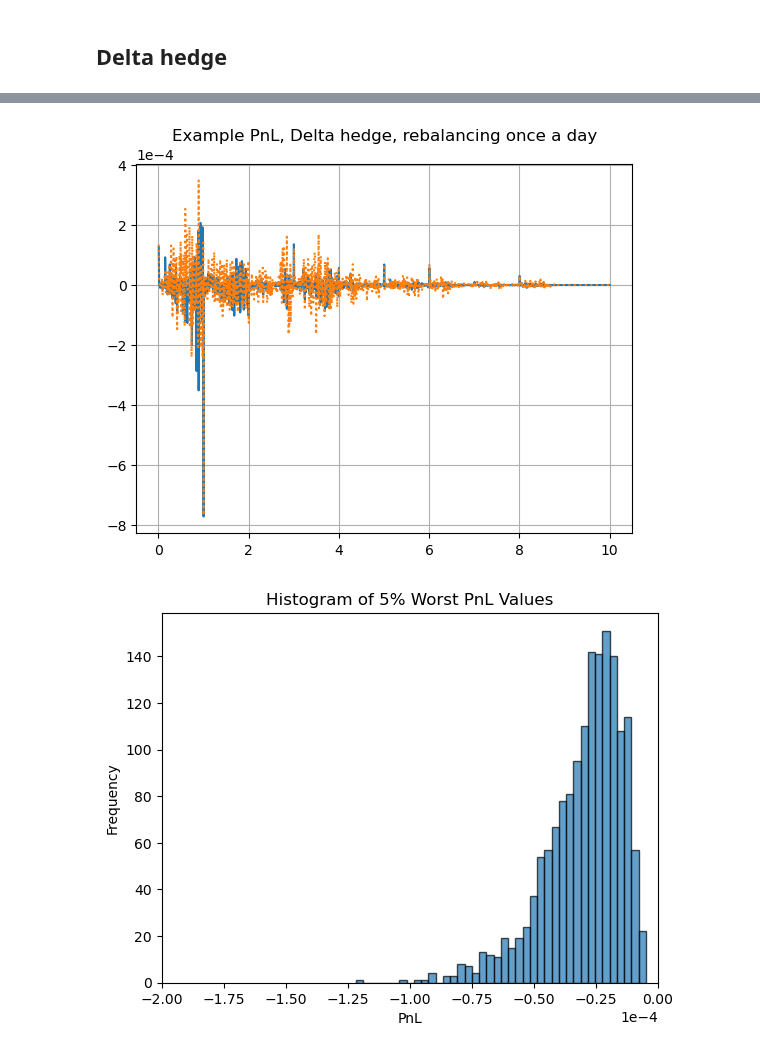
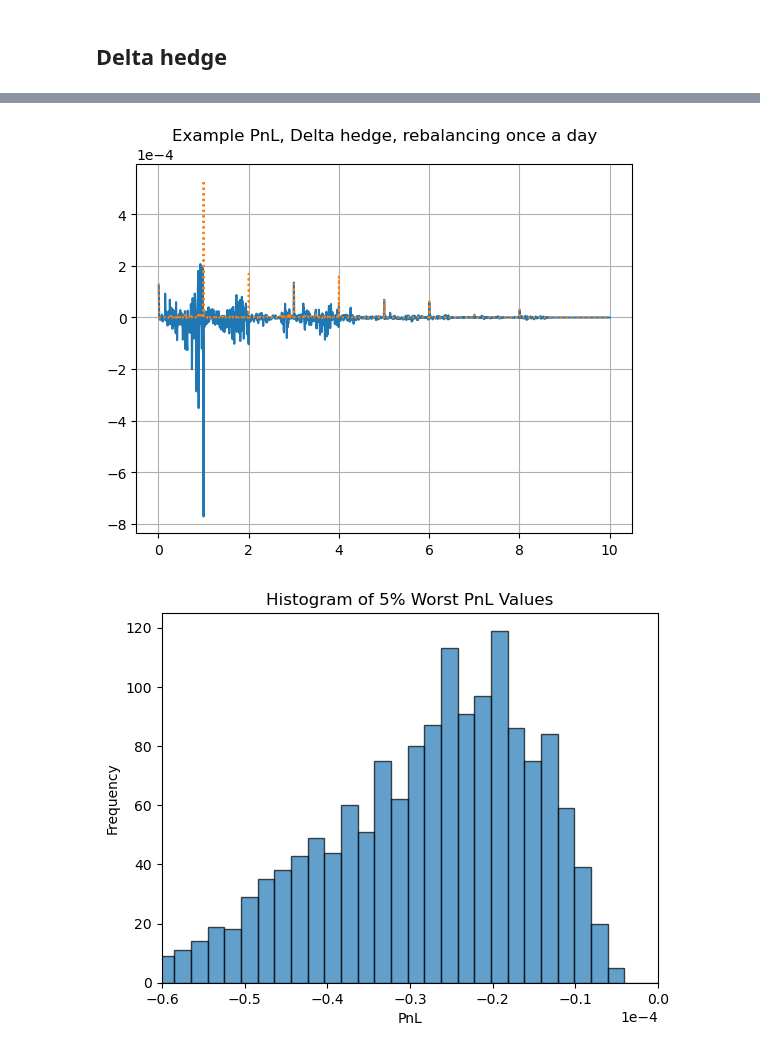
Before and after one commit to spelbella/cva_risk_management_thesis, a Jupyter notebook: Environment/delta_hedge.ipynb, the cells around one changed output, grey strips where cells are left out. Drawn from its saved outputs; the diff is of its cells as text; code cells hidden in the pictures.

```diff
--- a/Environment/delta_hedge.ipynb
+++ b/Environment/delta_hedge.ipynb
@@ -110,8 +110,8 @@ params["sigma"] = sigma = np.sqrt(r0)/5
 params["rho"] = 0.8
 
 # Number of steps and Number of Paths total
-params["N"] = N = (T-t0)*12
-N_paths = 20
+params["N"] = N = (T-t0)*128
+N_paths = 200
 
 # Global base time grid, pre jump insertion
 t_s_base = np.linspace(t0,T,N)
@@ -134,9 +134,9 @@ def process(pathN):
     Q_s = [[pricer.Q(t,T) for t in t_s] for T in T_s]   # Here there must be room for performance improvement? These lists could be pre-allocated or something since we know that it's going to be a list of a list of floats, same for below??
     Swaptions = [[pricer.swaption_price(t,T_s_2,K) for t in t_s] for T_s_2 in [T_s[i:] for i in range(0,len(T_s)-1)]] # Maybe we could C compile this file? Should be a huge performance increase, but might be a headache since we need to track down and type hint everything
     CVA = [pricer.CVA(t,T_s,K) for t in t_s]
-    Swaps = [[pricer.swap_price(t,T_s_2,K) for t in t_s] for T_s_2 in [T_s[i:] for i in range(0,len(T_s)-1)]]
+    #Swaps = [[pricer.swap_price(t,T_s_2,K) for t in t_s] for T_s_2 in [T_s[i:] for i in range(0,len(T_s)-1)]]
 
-    return Path(t_s, lambdas, r, CVA, Q_s, Swaps, Swaptions)
+    return Path(t_s, lambdas, r, CVA, Q_s, None, Swaptions)
 
 strt = time.time()
 paths = Parallel(n_jobs = 4)(delayed(process)(pathN) for pathN in range(0,N_paths))
@@ -145,6 +145,6 @@ end_time = time.time()
 print("Total Time: %s" %(end_time - strt))
 print("Average Time Per Path %s: " %((end_time - strt)/N_paths))
 
-with open("3kRunDemo.pkl","wb") as fp:
+with open("200RunDemo.pkl","wb") as fp:
     pickle.dump(paths,fp)
 # %% [output]
@@ -153,14 +162,9 @@ Average Time Per Path 0.30310840606689454:
 # %%
-# Define environment
-with open("../MarketGeneratingFunctions/1.6kRunDemo.pkl","rb") as fp:
+## Load File
+with open("1.6kRunDemo.pkl","rb") as fp:
     paths = pickle.load(fp)
 # %% [markdown]
 ## If use data file
-# %%
-# Define environment
-file_path = os.path.abspath("../MarketGeneratingFunctions/1.6kRunDemo.pkl")
-with open(file_path,"rb") as fp:
-    paths = pickle.load(fp)
 # %% [markdown]
 ## Without hedge
 # %%
@@ -238,40 +298,48 @@ print(Odelta_hedge(paths[3]))
 # %%
 
-#pnl = [None] * len(paths) #[np.zeros(len(paths[1].CVA)-1) for _ in range(len(paths))]
+pnl = [None] * len(paths) #[np.zeros(len(paths[1].CVA)-1) for _ in range(len(paths))]
 pnl_modified = [None] * len(paths)
 for i in range(len(pnl)):
-#    pnl[i] = delta_hedge(paths[i])
+    pnl[i] = delta_hedge(paths[i])
     pnl_modified[i] = Odelta_hedge(paths[i])
 
 plt.figure(1)
 plt.title("Example PnL, Delta hedge, rebalancing once a day")
 plt.grid()
 plt.ticklabel_format(axis='y', style='sci', scilimits=(-4,-4))
 plt.plot(paths[3].t_s[1:],pnl[3])
 plt.plot(paths[3].t_s[1:],pnl_modified[3], linestyle = ':')
 
 plt.figure(2)
 plt.ticklabel_format(axis='x', style='sci', scilimits=(-4,-4))
 # Extract the 5% worst percentile values from each array
 var_values_hedge = np.array([np.percentile(p,5) for p in pnl]) #BHS VaR
 var_values_hedge2 = np.array([np.percentile(p,5) for p in pnl_modified]) #BHS VaR
-bins = np.histogram(np.hstack((var_values_hedge,var_values_hedge2)), bins = 40)[1]
+bins = np.histogram(np.hstack((var_values_hedge,var_values_hedge2)), bins = 60)[1]
 # Plot histogram
 # plt.hist(worst_5_percent_values, bins=20, edgecolor='black', alpha=0.7)
 plt.hist(var_values_hedge, bins, edgecolor='black', alpha=0.7)
 plt.xlabel("PnL")
 plt.ylabel("Frequency")
-plt.xlim(-2*1e-4, 0.0) #min(worst_5_percent_values)*2
+plt.xlim(-.6*1e-4, 0.0) #min(worst_5_percent_values)*2
 plt.title("Histogram of 5% Worst PnL Values")
 plt.show()
 
 
 plt.hist(var_values_hedge2, bins, edgecolor='black', alpha=0.7)
 plt.xlabel("PnL Modified")
 plt.ylabel("Frequency")
-plt.xlim(-2*1e-4, 0.0) #min(worst_5_percent_values)*2
+plt.xlim(-.6*1e-4, 0.0) #min(worst_5_percent_values)*2
 plt.title("Histogram of 5% Worst PnL Values - Modified")
 plt.show()
+
+plt.figure(3)
+plt.title("Stacked Abs PnL, Modified Delta Hedge, rebalancing once a day")
+plt.grid()
+plt.ticklabel_format(axis='y', style='sci', scilimits=(-4,-4))
+stacked_times = [t for t in paths[i].t_s[1:] for i in range(len(paths))];
+stacked_abs_pnL = [abs(pnl) for pnl in pnl_modified[i] for i in range(len(paths))];
+plt.hist(stacked_times, weights=stacked_abs_pnL,bins=128);
 # %% [output]
-[figure, old version]
+[figure, new version]
-[figure, old version]
+[figure, new version]
```
Also changed, not shown: parts of 6 cells of this notebook, 6 other files.
